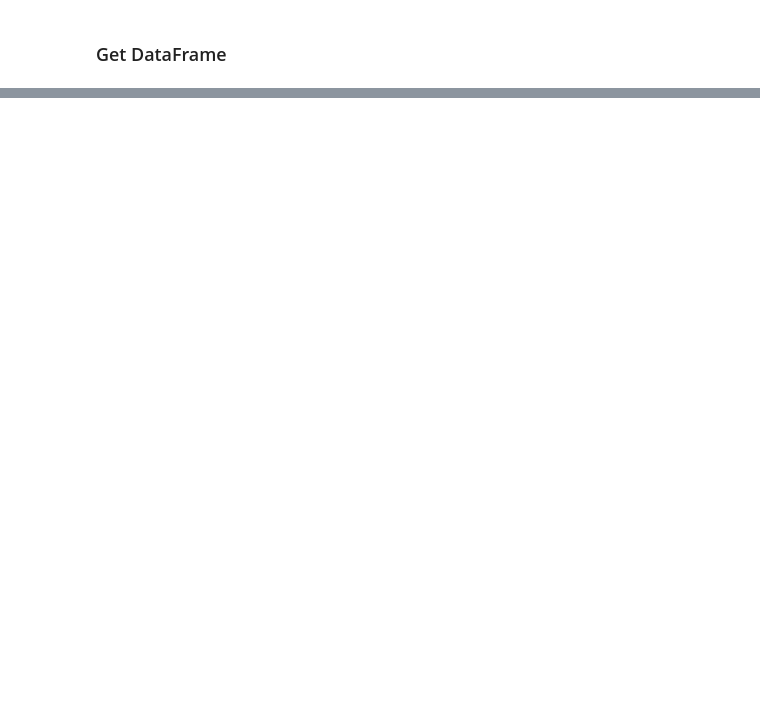
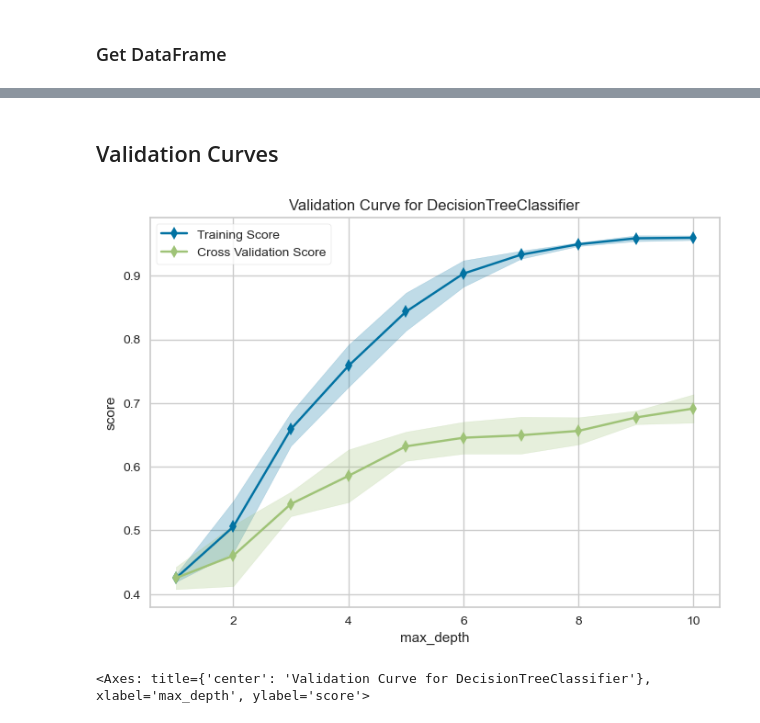
Before and after one commit to umbilnm/coursework, a Jupyter notebook: pipeline.ipynb, the cells around one changed output, grey strips where cells are left out. Saved outputs shown, nothing was run; the diff lists cells and outputs as text; code cells hidden in the pictures; blank space fills up the shorter version.

Commit message:
CatBoost Perfomance and Validation Curves

```diff
--- a/pipeline.ipynb
+++ b/pipeline.ipynb
@@ -319,5 +297,0 @@ map(models, lambda x:)
-# %%
-best_RF = RandomForestClassifier(**best_params['RF'])
-best_RF.fit(X_train, y_train)
-pred = best_RF.predict(X_holdout)
-f1_score(pred, y_holdout, average='weighted')
@@ -334,0 +298,2 @@ best_params
+# %%
+cv = StratifiedKFold(n_splits=4, random_state=42, shuffle=True)
@@ -334,0 +348,6 @@ best_params
+# %%
+best_cb = CatBoostClassifier(**pd.read_json('cv_results/CatBoost_best_params.json').to_dict(orient='records')[0])
+# %%
+best_cb.fit(X_train, y_train)
+pred = best_cb.predict(X_holdout)
+print(f'CatBoost f1_score = {f1_score(pred, y_holdout, average="weighted")}\n{classification_report(pred, y_holdout)}\n{"-"*30}')
@@ -334,0 +372,12 @@ best_params
+# %% [markdown]
+## Validation Curves
+# %%
+viz = ValidationCurve(
+    DecisionTreeClassifier(), param_name="max_depth",
+    param_range=np.arange(1, 11), cv=cv, scoring=f1_weighted
+)
+viz.fit(X_train, y_train)
+viz.show()
+# %% [output]
+[figure, added]
+<Axes: title={'center': 'Validation Curve for DecisionTreeClassifier'}, xlabel='max_depth', ylabel='score'>
```
Also changed, not shown: parts of 25 cells of this notebook, 8 other files.
